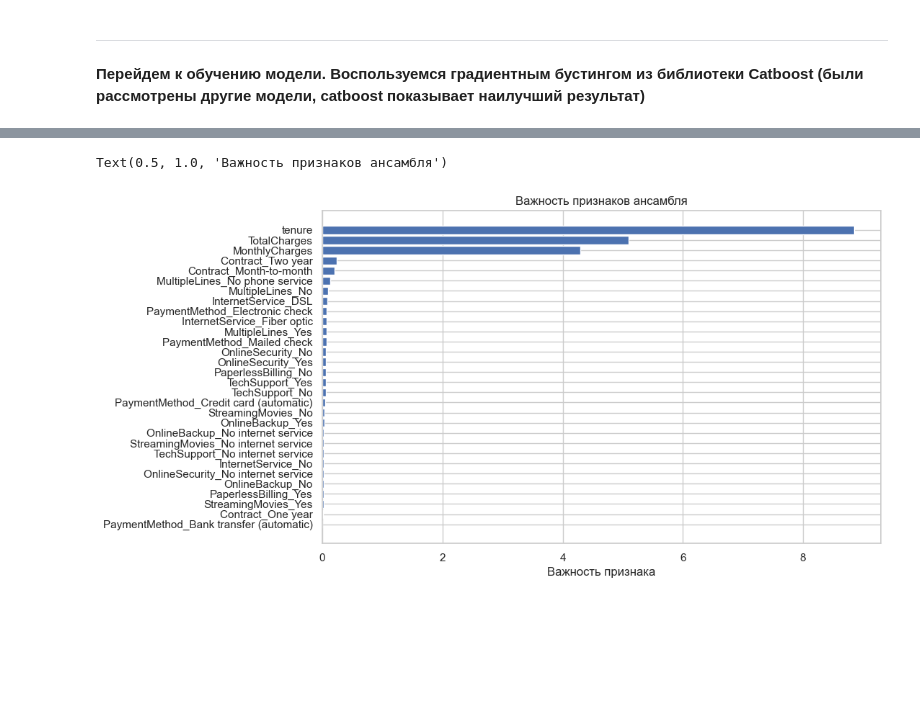
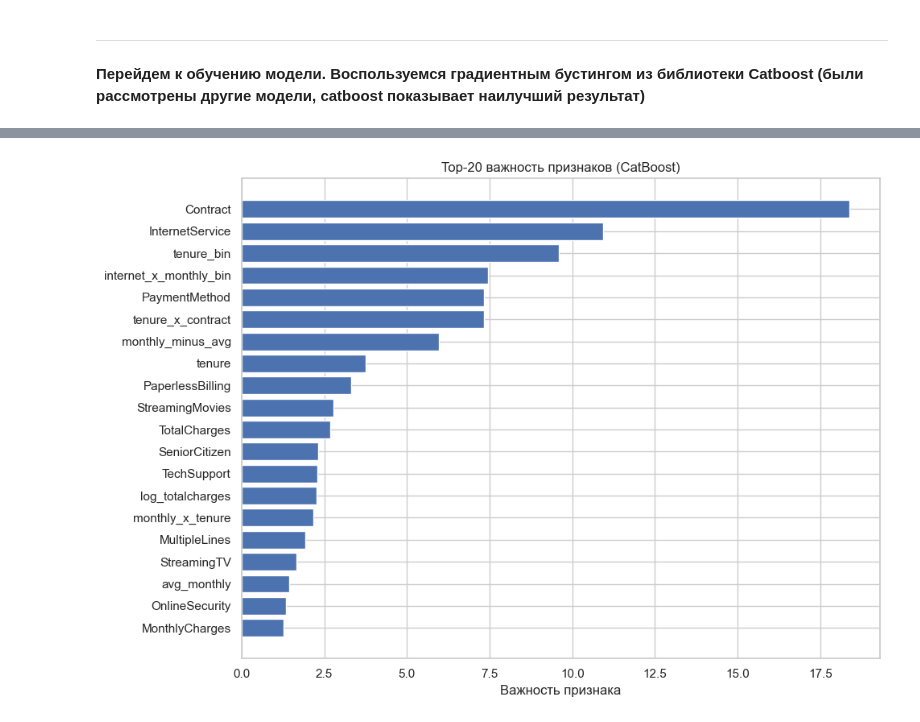
Before and after one commit to Empreno/My-projects, a Jupyter notebook: telco.ipynb, the cells around one changed output, grey strips where cells are left out. Drawn from its saved outputs; the diff is of its cells as text; code cells hidden in the pictures; blank space fills up the shorter version.

```diff
--- a/telco.ipynb
+++ b/telco.ipynb
@@ -263,6 +258,9 @@ plt.tight_layout()
 # %% [markdown]
 По диаграммам заметим, что более подвержены уходу клиенты с оплатой "month-to-month", типом подключения "Fiber-Optic", оплата "электронный чек"
 Распределения, связанные с пользованием услугами резервного копирования/потоковых фильмов/защиты устройств являются схожими, чаще всего уходят клиенты, не использующие эти услуги.
+# %%
+df.replace('No internet service', 'No', inplace=True)
+df.replace('No phone service', 'No', inplace=True)
 # %%
 sns.set(style='whitegrid')
 plt.figure(figsize=(6, 5))
@@ -313,9 +332,16 @@ get_churn_info(
+# %%
+bins = [-1, 3, 6, 12, 24, 48, 72, np.inf]
+labels = ["0-3", "4-6", "7-12", "13-24", "25-48", "49-72", "73+"]
+
+df["tenure_bin"] = pd.cut(df["tenure"], bins=bins, labels=labels)
+
+df["tenure_bin"] = df["tenure_bin"].astype(str)
 # %% [markdown]
 __________________________________________________________________________________________
 **Перейдем к обучению модели. Воспользуемся градиентным бустингом из библиотеки Catboost
 (были рассмотрены другие модели, catboost показывает наилучший результат)**
 # %%
-data = df.drop(['Churn', 'Partner', 'gender', 'DeviceProtection', 'StreamingTV', 'SeniorCitizen', 'Dependents', 'PhoneService'], axis=1)
+data = df.drop(['Churn', 'gender'], axis=1)
 target = df['Churn']
 feat = [f for f in data.columns]
 categorical = [f for f in feat if df[f].dtype == 'object' or f == 'SeniorCitizen']
@@ -455,31 +432,13 @@ plt.grid(False)
 # %%
-rf_importances = rf.named_steps['model'].feature_importances_
-rf_features = rf.named_steps['preprocessor'].transformers_[0][2] + list(rf.named_steps['preprocessor'].named_transformers_['cat'].get_feature_names_out(categorical))
-rf_df = pd.DataFrame({'feature': rf_features, 'importance': rf_importances})
-rf_df.sort_values(by='importance', ascending=False, inplace=True)
-
-logreg_importances = logreg.named_steps['model'].coef_[0]
-logreg_features = rf_features
-logreg_df = pd.DataFrame({'feature': logreg_features, 'importance': np.abs(logreg_importances)})
-logreg_df.sort_values(by='importance', ascending=False, inplace=True)
-
 cat_importances = cat.get_feature_importance(prettified=True)
-cat_df = pd.DataFrame({'feature': cat_importances['Feature Id'], 'importance': cat_importances['Importances']})
-
-ensemble_df = pd.DataFrame({'feature': rf_features})
-ensemble_df = ensemble_df.merge(rf_df[['feature','importance']], on='feature', how='left').rename(columns={'importance':'rf'})
-ensemble_df = ensemble_df.merge(logreg_df[['feature','importance']], on='feature', how='left').rename(columns={'importance':'logreg'})
-ensemble_df = ensemble_df.merge(cat_df[['feature','importance']], on='feature', how='left').rename(columns={'importance':'cat'})
-ensemble_df.fillna(0, inplace=True)
-
-ensemble_df['importance'] = 0.25*ensemble_df['logreg'] + 0.25*ensemble_df['rf'] + 0.5*ensemble_df['cat']
-ensemble_df.sort_values(by='importance', ascending=False, inplace=True)
-
-plt.figure(figsize=(10,6))
-plt.barh(ensemble_df['feature'], ensemble_df['importance'])
+top = 20
+cat_importances = cat_importances.sort_values("Importances", ascending=False).head(top)
+plt.figure(figsize=(10, 7))
+plt.barh(cat_importances["Feature Id"], cat_importances["Importances"])
 plt.gca().invert_yaxis()
 plt.xlabel("Важность признака")
-plt.title("Важность признаков ансамбля")
+plt.title(f"Top-{top} важность признаков (CatBoost)")
+plt.tight_layout()
+plt.show()
 # %% [output]
-Text(0.5, 1.0, 'Важность признаков ансамбля')
-[figure, old version]
+[figure, new version]
```
Also changed, not shown: parts of 8 cells of this notebook.
